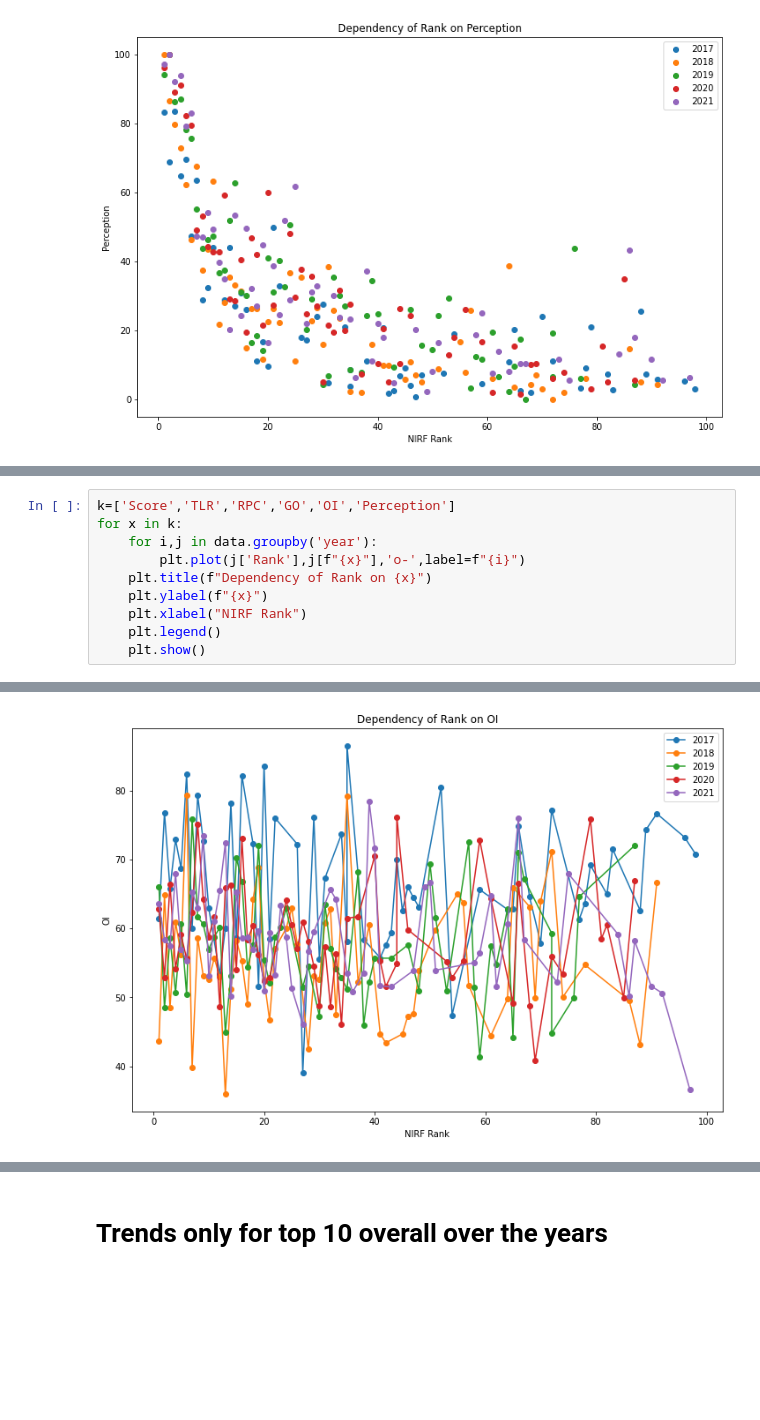
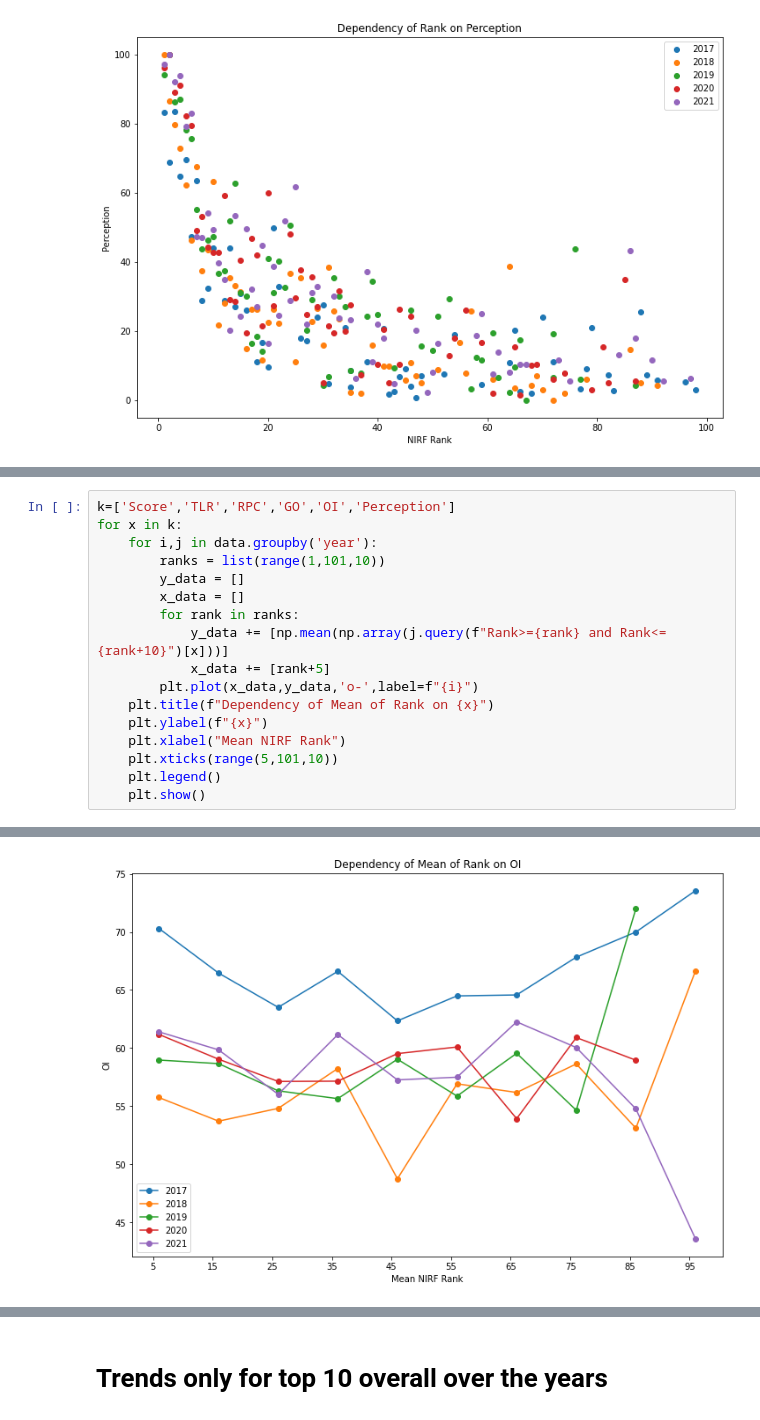
Before and after one commit to kalp121212/DS203_Project, a Jupyter notebook: Nirf.ipynb, the cells around one changed output, grey strips where cells are left out. Saved outputs shown, nothing was run; the diff lists cells and outputs as text; blank space fills up the shorter version.

Commit message:
Added Plots Suggested by Asif

```diff
--- a/Nirf.ipynb
+++ b/Nirf.ipynb
@@ -177,10 +178,17 @@ for x in k:
 k=['Score','TLR','RPC','GO','OI','Perception']
 for x in k:
     for i,j in data.groupby('year'):
-        plt.plot(j['Rank'],j[f"{x}"],'o-',label=f"{i}")
-    plt.title(f"Dependency of Rank on {x}")
+        ranks = list(range(1,101,10))
+        y_data = []
+        x_data = []
+        for rank in ranks:
+            y_data += [np.mean(np.array(j.query(f"Rank>={rank} and Rank<={rank+10}")[x]))]
+            x_data += [rank+5]
+        plt.plot(x_data,y_data,'o-',label=f"{i}")
+    plt.title(f"Dependency of Mean of Rank on {x}")
     plt.ylabel(f"{x}")
-    plt.xlabel("NIRF Rank")
+    plt.xlabel("Mean NIRF Rank")
+    plt.xticks(range(5,101,10))
     plt.legend()
     plt.show()
 # %% [output]
@@ -191 +199 @@ for x in k:
-[figure, old version]
+[figure, new version]
```
Also changed, not shown: parts of 7 cells of this notebook.
